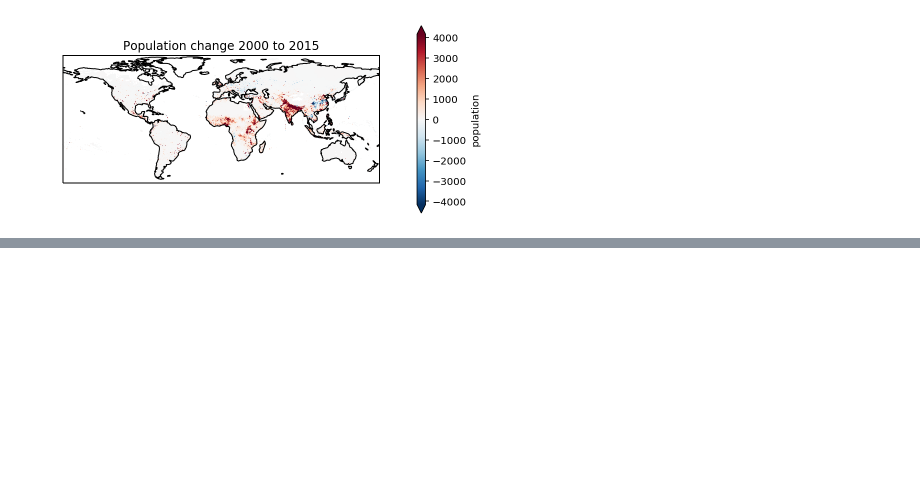
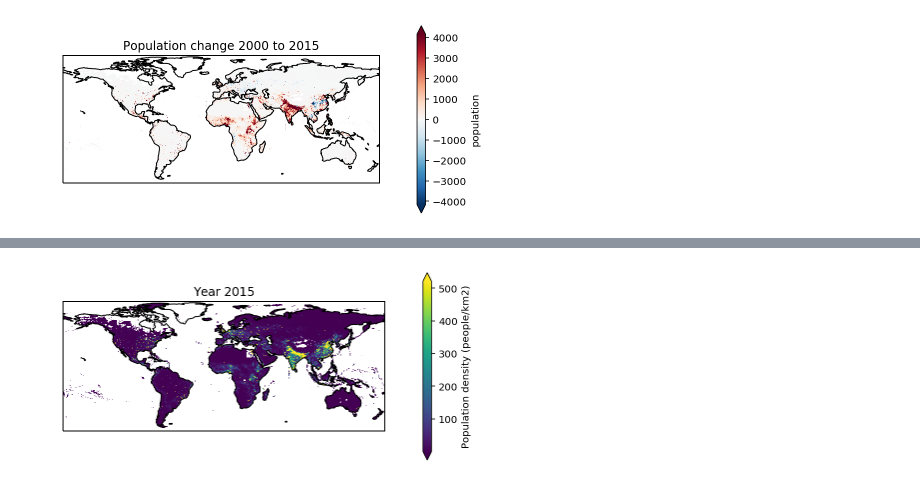
Before and after one commit to mangecoeur/health-climate-exposure, a Jupyter notebook: Population plots.ipynb, the cells around one changed output, grey strips where cells are left out. Saved outputs shown, nothing was run; the diff lists cells and outputs as text; code cells hidden in the pictures; blank space fills up the shorter version.

```diff
--- a/Population plots.ipynb
+++ b/Population plots.ipynb
@@ -71,0 +93,16 @@ f.savefig('2000-2015_population_change.png', dpi=1000, bbox_inches='tight')
+# %%
+f = plt.figure()
+f.set_size_inches(6.5,3)
+ax = plt.axes(projection=ccrs.PlateCarree())
+final_year.name = 'Population density (people/km2)'
+
+
+final_year.plot(robust=True, ax=ax,
+                transform=ccrs.PlateCarree())
+ax.coastlines()
+ax.set_title('Year 2015')
+plt.tight_layout()
+plt.show()
+f.savefig('year_2015_population_density.png', dpi=1000, bbox_inches='tight')
+# %% [output]
+[figure, added]
```
Also changed, not shown: parts of 4 cells of this notebook, 8 other files.
